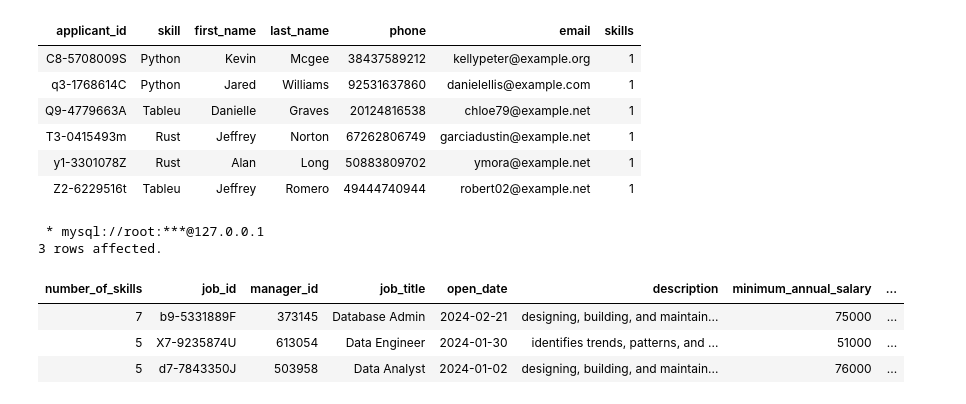
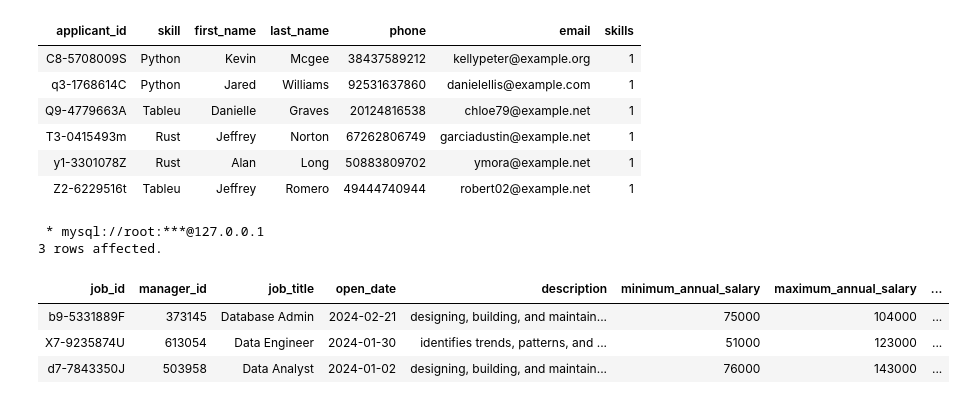
Before and after one commit to JasmineMadi/datajoint-tutorials, a Jupyter notebook: db-course/PythonFinalPro.ipynb, the cells around one changed output. Cells and saved outputs as stored; diff of their text form; code cells hidden in the pictures.

```diff
--- a/db-course/PythonFinalPro.ipynb
+++ b/db-course/PythonFinalPro.ipynb
@@ -539,16 +539,16 @@ HAVING COUNT(skill) = 1
 | Z2-6229516t | Tableu | Jeffrey | Romero | 49444740944 | robert02@example.net | 1 |
 # %%
 %%sql
-SELECT COUNT(*) as number_of_skills,  j.*, s.*
-FROM job j JOIN job__skill s ON j.job_id = s.job_id
-WHERE s.skill IN (SELECT skill FROM applicant__skill)
-GROUP BY j.job_id
+
+SELECT job.*,COUNT(skill) as number_of_skills
+FROM job NATURAL JOIN job__skill
+GROUP BY job_id
 ORDER BY number_of_skills DESC
 limit 3
 # %% [output]
  * mysql://root:***@127.0.0.1
 3 rows affected.
-| number_of_skills | job_id | manager_id | job_title | open_date | description | minimum_annual_salary | ... |
-| 7 | b9-5331889F | 373145 | Database Admin | 2024-02-21 | designing, building, and maintain... | 75000 | ... |
-| 5 | X7-9235874U | 613054 | Data Engineer | 2024-01-30 | identifies trends, patterns, and ... | 51000 | ... |
-| 5 | d7-7843350J | 503958 | Data Analyst | 2024-01-02 | designing, building, and maintain... | 76000 | ... |
+| job_id | manager_id | job_title | open_date | description | minimum_annual_salary | maximum_annual_salary | ... |
+| b9-5331889F | 373145 | Database Admin | 2024-02-21 | designing, building, and maintain... | 75000 | 104000 | ... |
+| X7-9235874U | 613054 | Data Engineer | 2024-01-30 | identifies trends, patterns, and ... | 51000 | 123000 | ... |
+| d7-7843350J | 503958 | Data Analyst | 2024-01-02 | designing, building, and maintain... | 76000 | 143000 | ... |
```
Also changed, not shown: parts of 6 cells of this notebook, 2 other files.
